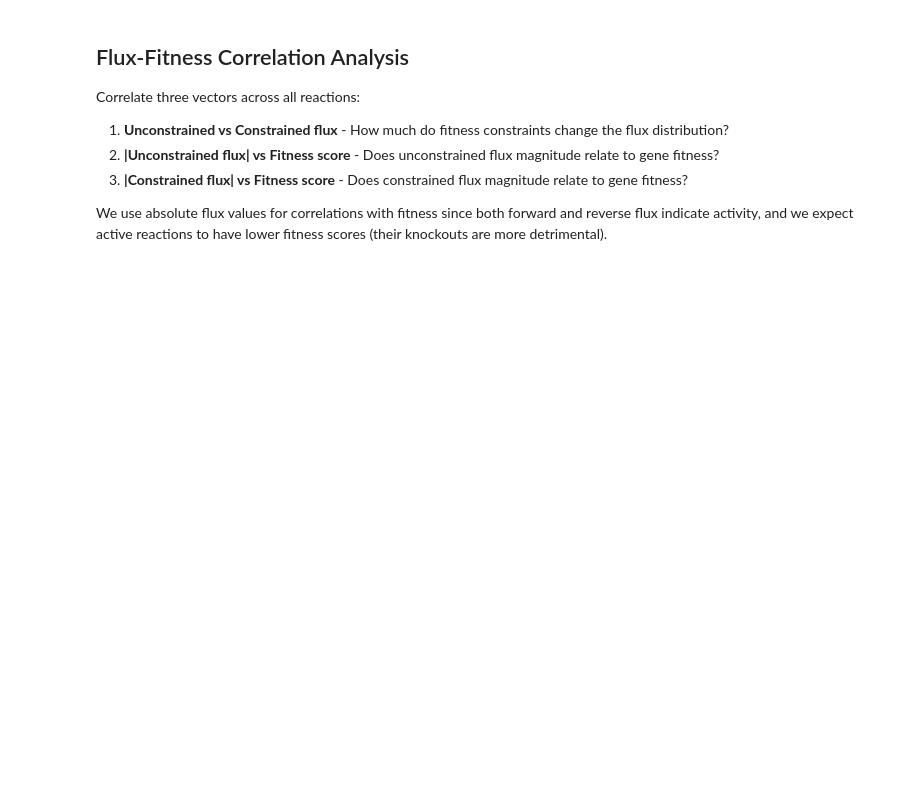
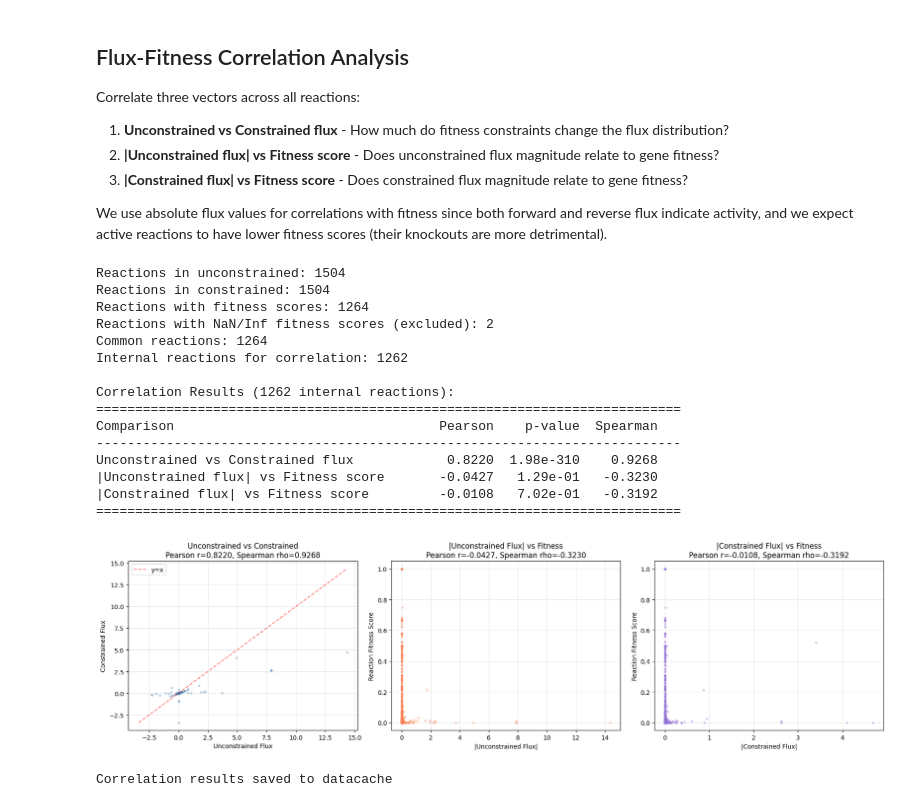
Before and after one commit to ModelSEED/ADP1Notebooks, a Jupyter notebook: notebooks/ADP1BERDLFitnessFluxFitting.ipynb, the cells around one changed output. Drawn from its saved outputs; the diff is of its cells as text; code cells hidden in the pictures; blank space fills up the shorter version.

```diff
--- a/notebooks/ADP1BERDLFitnessFluxFitting.ipynb
+++ b/notebooks/ADP1BERDLFitnessFluxFitting.ipynb
@@ -642,13 +812,10 @@ We use absolute flux values for correlations with fitness since both forward and
 flux indicate activity, and we expect active reactions to have lower fitness scores
 (their knockouts are more detrimental).
 # %%
-from util import session_for
-import numpy as np
+%run util.py
 import matplotlib.pyplot as plt
-import os
 from scipy import stats as scipy_stats
 
-session = session_for("ADP1BERDLFitnessFluxFitting.ipynb")
 
 # Load all results
 unconstrained_fluxes = session.cache.load("berdl_unconstrained_pyruvate_fluxes")
@@ -711,30 +878,48 @@ axes[0].legend()
 axes[0].grid(True, alpha=0.3)
 
 # 2. |Unconstrained| vs Fitness
 axes[1].scatter(np.abs(unc), fit, alpha=0.3, s=8, c='coral')
 axes[1].set_xlabel('|Unconstrained Flux|')
 axes[1].set_ylabel('Reaction Fitness Score')
 axes[1].set_title(f'|Unconstrained Flux| vs Fitness\nPearson r={r2:.4f}, Spearman rho={rho2:.4f}')
 axes[1].grid(True, alpha=0.3)
 
 # 3. |Constrained| vs Fitness
 axes[2].scatter(np.abs(con), fit, alpha=0.3, s=8, c='mediumpurple')
 axes[2].set_xlabel('|Constrained Flux|')
 axes[2].set_ylabel('Reaction Fitness Score')
 axes[2].set_title(f'|Constrained Flux| vs Fitness\nPearson r={r3:.4f}, Spearman rho={rho3:.4f}')
 axes[2].grid(True, alpha=0.3)
 
 plt.tight_layout()
 os.makedirs('nboutput/ADP1BERDLFitnessFluxFitting', exist_ok=True)
 plt.savefig('nboutput/ADP1BERDLFitnessFluxFitting/flux_fitness_correlations.png', dpi=150, bbox_inches='tight')
 plt.show()
 
 # Save correlation results
 correlation_results = {
     "n_reactions": len(internal_rxns),
     "unconstrained_vs_constrained": {"pearson": r1, "p_value": float(p1), "spearman": rho1},
     "abs_unconstrained_vs_fitness": {"pearson": r2, "p_value": float(p2), "spearman": rho2},
     "abs_constrained_vs_fitness": {"pearson": r3, "p_value": float(p3), "spearman": rho3}
 }
 session.cache.save("berdl_flux_fitness_correlations", correlation_results)
 print(f"\nCorrelation results saved to datacache")
+# %% [output]
+Reactions in unconstrained: 1504
+Reactions in constrained: 1504
+Reactions with fitness scores: 1264
+Reactions with NaN/Inf fitness scores (excluded): 2
+Common reactions: 1264
+Internal reactions for correlation: 1262
+
+Correlation Results (1262 internal reactions):
+===========================================================================
+Comparison                                  Pearson    p-value  Spearman
+---------------------------------------------------------------------------
+Unconstrained vs Constrained flux            0.8220  1.98e-310    0.9268
+|Unconstrained flux| vs Fitness score       -0.0427   1.29e-01   -0.3230
+|Constrained flux| vs Fitness score         -0.0108   7.02e-01   -0.3192
+===========================================================================
+[figure, added]
+Correlation results saved to datacache
```
Also changed, not shown: parts of 9 cells of this notebook, 20 other files.
